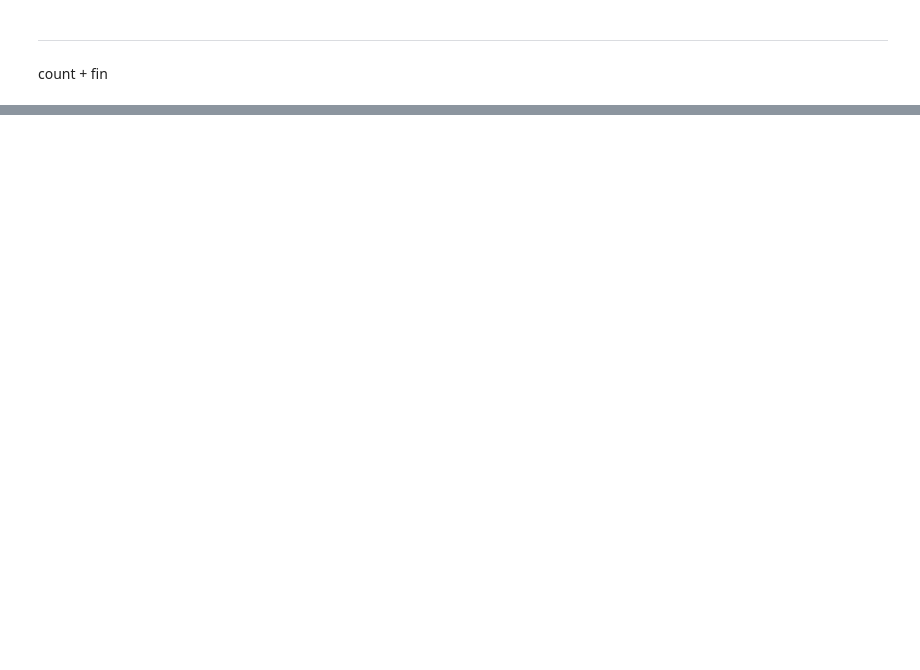
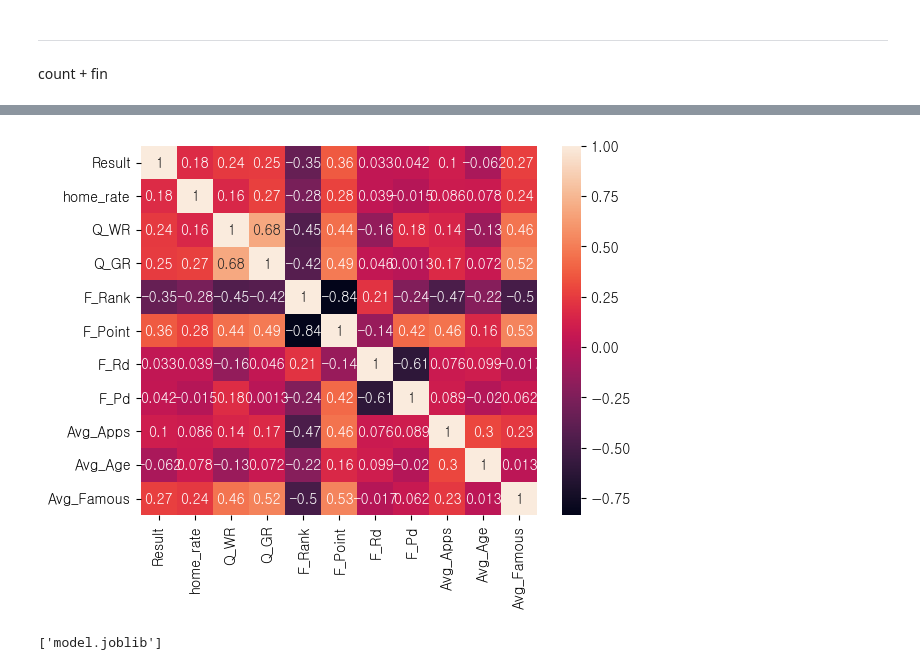
Before and after one commit to SKNetworks-AI19-250818/SKN19-mini-4Team, a Jupyter notebook: ML/Record/code/ML_record.ipynb, the cells around one changed output, grey strips where cells are left out. Cells and saved outputs as stored; diff of their text form; code cells hidden in the pictures; blank space fills up the shorter version.

```diff
--- a/ML/Record/code/ML_record.ipynb
+++ b/ML/Record/code/ML_record.ipynb
@@ -578,3 +665,14 @@ df_all.to_csv('all.csv')
+# %%
+# 년도 범위 (누적)
+years = [2002, 2006, 2010, 2014, 2018, 2022]
+
+df_list = []
+for year in years:
+    df_year = df_all[(df_all['year'] >= year - 20) & (df_all['year'] < year)].copy()
+    df_year['year'] = year
+    df_list.append(df_year)
+
+df_all_new = pd.concat(df_list, axis=0).reset_index(drop=True)
 # %%
 # 홈팀 승리 횟수
 df_win_count = df_all[df_all['home_win'] == 1].groupby(
@@ -635,6 +752,17 @@ df_rate
+# %%
+# 년도별 누적
+years = [2002, 2006, 2010, 2014, 2018, 2022]
+
+df_list = []
+for year in years:
+    df_year = df_rate[(df_rate['year'] >= year - 20) & (df_rate['year'] < year)].copy()
+    df_year['year'] = year
+    df_list.append(df_year)
+
+df_rate_new = pd.concat(df_list, axis=0).reset_index(drop=True)
 # %%
 df_merged = df_diff.merge(
-    df_rate,
+    df_rate_new,
     left_on=['Year', 'Home_Eng_Nation', 'Away_Eng_Nation'],
     right_on=['year', 'home_team', 'away_team'],
     how='left'  # 없는 경우 NaN
@@ -661,0 +826,4 @@ memory usage: 76.9+ KB
+# %%
+# 1차: 그룹 평균으로 채우기
+df_merged['home_rate'] = df_merged.groupby(['Year', 'Home_Eng_Nation'])['home_rate'].transform(lambda x: x.fillna(x.mean()))
+df_merged['home_rate'] = df_merged['home_rate'].fillna(0)
@@ -691,0 +904,13 @@ test_recall_macro 평균: 0.7306
+# %%
+corr_matrix = df_merged[['Result', 'home_rate', 'Q_WR', 'Q_GR', 'F_Rank', 'F_Point', 'F_Rd', 'F_Pd', 'Avg_Apps',
+       'Avg_Age', 'Avg_Famous',]].corr()
+sns.heatmap(corr_matrix, annot=True)
+plt.show()
+# %% [output]
+[figure, added]
+# %%
+from joblib import dump
+
+dump(model, 'model.joblib') # 모델 저장
+# %% [output]
+['model.joblib']
```
Also changed, not shown: parts of 46 cells of this notebook, 6 other files.
